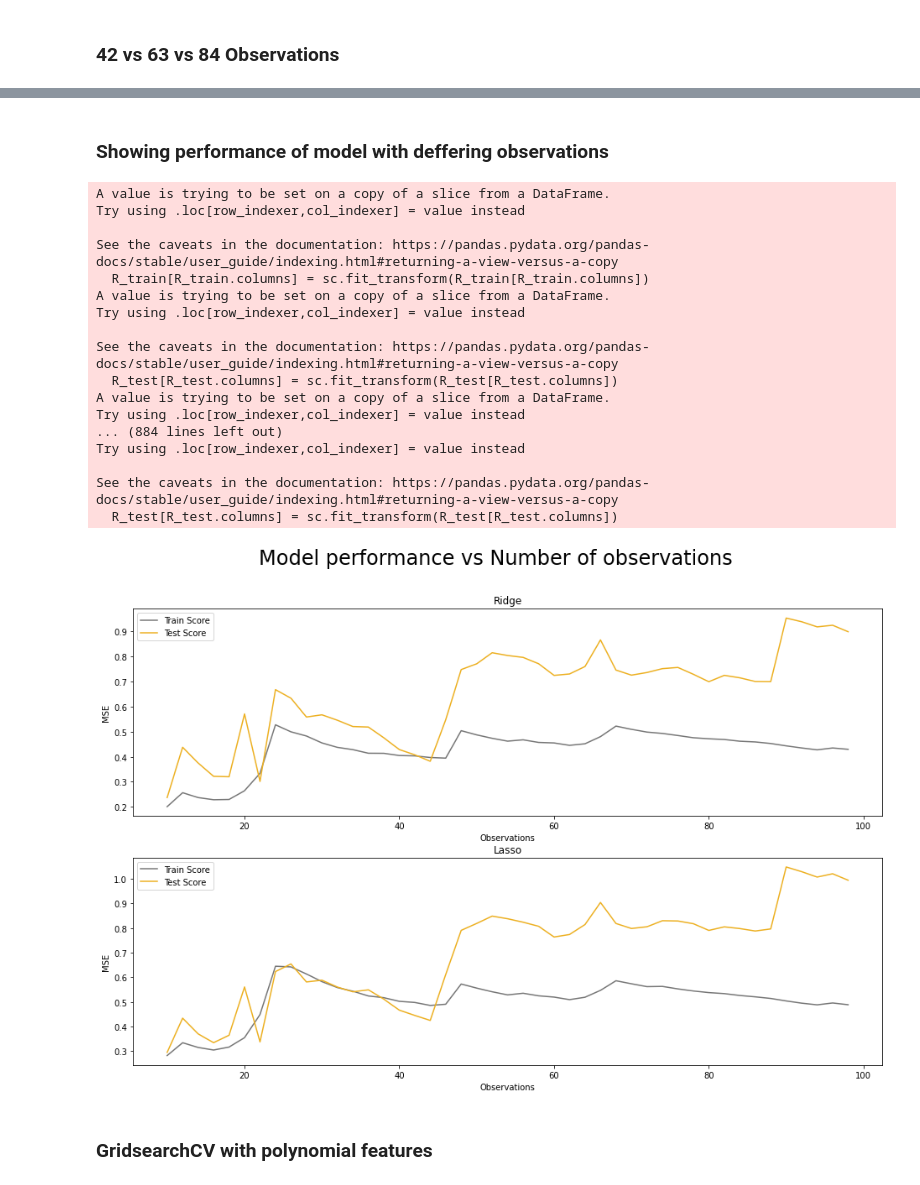
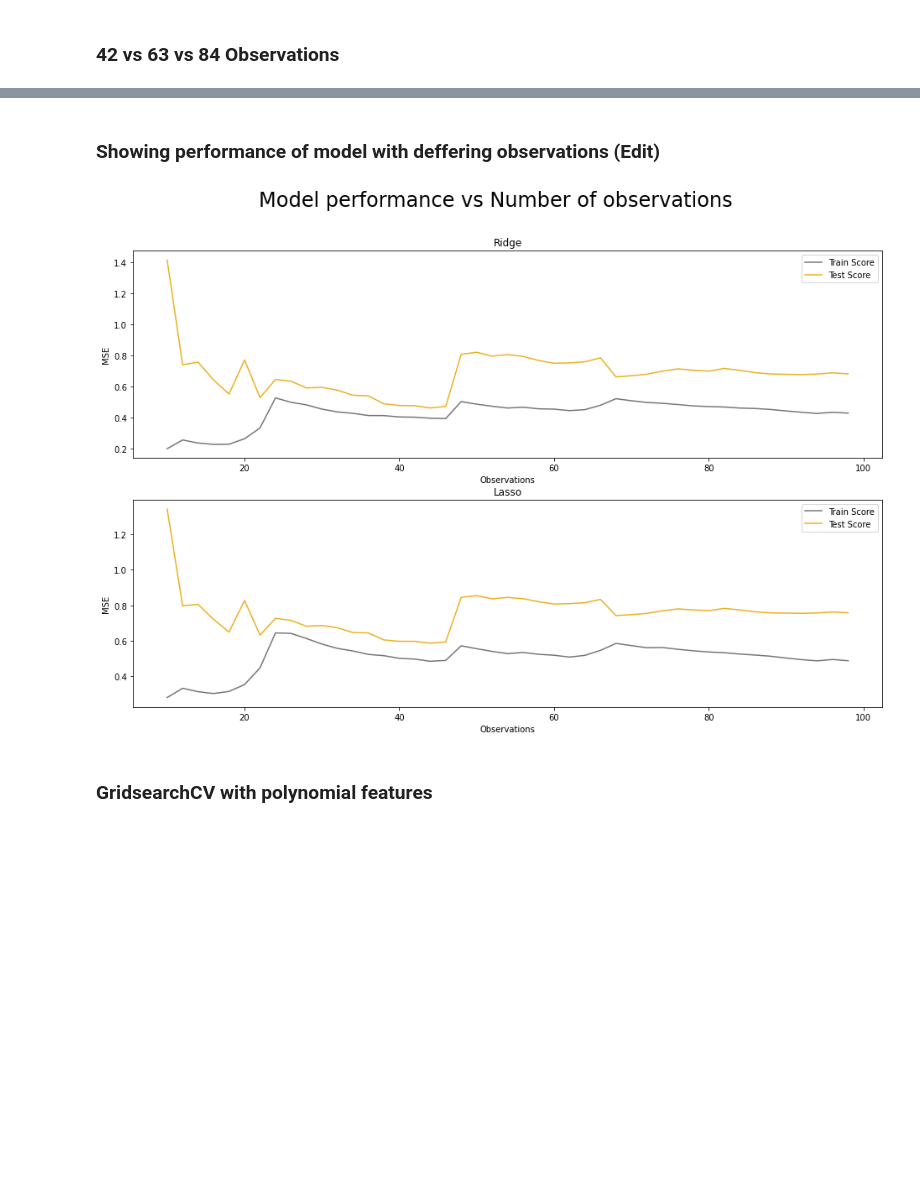
Before and after one commit to Sean-Chaos/DBA-3803-Project, a Jupyter notebook: DBA 3803 Group Project (Working copy).ipynb, the cells around one changed output, grey strips where cells are left out. Saved outputs shown, nothing was run; the diff lists cells and outputs as text; code cells hidden in the pictures; blank space fills up the shorter version.

```diff
--- a/DBA 3803 Group Project (Working copy).ipynb
+++ b/DBA 3803 Group Project (Working copy).ipynb
@@ -684,8 +665,9 @@ for test in testing:
 
     R_train = q2_temp.iloc[date_i-no_obj:date_i,:]
 
+    R_train = R_train.copy()
     sc = StandardScaler(with_std = False)
-    R_train[R_train.columns] = sc.fit_transform(R_train[R_train.columns])
+    R_train.loc[:,R_train.columns] = sc.fit_transform(R_train.loc[:,R_train.columns])
 
 
     # Selecting the test set (dates after the 1 day in 2022)
@@ -695,8 +677,9 @@ for test in testing:
 
     R_test = q2_temp.iloc[date_i:date_i+no_obj,:]
 
+    R_test = R_test.copy()
     sc = StandardScaler(with_std = False)
-    R_test[R_test.columns] = sc.fit_transform(R_test[R_test.columns])
+    R_test.loc[:,R_test.columns] = sc.fit_transform(R_test.loc[:,R_test.columns])
 
     '''
     print(f'Training set shape: {R_train.shape}')
@@ -802,8 +768,10 @@ for test in testing:
 
     R_train = q2_temp.iloc[date_i-no_obj:date_i,:]
 
+    R_train = R_train.copy()
     sc = StandardScaler(with_std = False)
-    R_train[R_train.columns] = sc.fit_transform(R_train[R_train.columns])
+    R_train.loc[:,R_train.columns] = sc.fit_transform(R_train.loc[:,R_train.columns])
+
 
 
     # Selecting the test set (dates after the 1 day in 2022)
@@ -813,8 +781,9 @@ for test in testing:
 
     R_test = q2_temp.iloc[date_i:date_i+no_obj,:]
 
+    R_test = R_test.copy()
     sc = StandardScaler(with_std = False)
-    R_test[R_test.columns] = sc.fit_transform(R_test[R_test.columns])
+    R_test.loc[:,R_test.columns] = sc.fit_transform(R_test.loc[:,R_test.columns])
 
     '''
     print(f'Training set shape: {R_train.shape}')
@@ -852,7 +821,7 @@ for test in testing:
     test_mse_all = []
 
     for cur_alpha in alpha_vec:
-        lasso = Lasso(cur_alpha)
+        lasso = Lasso(cur_alpha, tol=1e-1)
         lasso.fit(X_train, y_train)
 
         # Training
@@ -925,8 +877,9 @@ for obv in observations:
 
     R_train = q3_temp.iloc[date_i-no_obj:date_i,:]
 
+    R_train = R_train.copy()
     sc = StandardScaler(with_std = False)
-    R_train[R_train.columns] = sc.fit_transform(R_train[R_train.columns])
+    R_train.loc[:,R_train.columns] = sc.fit_transform(R_train.loc[:,R_train.columns])
 
 
     # Selecting the test set (dates after the 1 day in 2022)
@@ -936,8 +889,10 @@ for obv in observations:
 
     R_test = q3_temp.iloc[date_i:date_i+no_obj,:]
 
+    R_test = R_test.copy()
     sc = StandardScaler(with_std = False)
-    R_test[R_test.columns] = sc.fit_transform(R_test[R_test.columns])
+    R_test.loc[:,R_test.columns] = sc.fit_transform(R_test.loc[:,R_test.columns])
+
 
     '''
     print(f'Training set shape: {R_train.shape}')
@@ -1043,6 +981,7 @@ for obv in observations:
 
     R_train = q3_temp.iloc[date_i-no_obj:date_i,:]
 
+    R_train = R_train.copy()
     sc = StandardScaler(with_std = False)
     R_train[R_train.columns] = sc.fit_transform(R_train[R_train.columns])
 
@@ -1054,6 +993,7 @@ for obv in observations:
 
     R_test = q3_temp.iloc[date_i:date_i+no_obj,:]
 
+    R_test = R_test.copy()
     sc = StandardScaler(with_std = False)
     R_test[R_test.columns] = sc.fit_transform(R_test[R_test.columns])
 
@@ -1139,6 +1062,6 @@ See the caveats in the documentation: https://pandas.pydata.org/pandas-docs/stab
 [figure]
 # %% [markdown]
-### Showing performance of model with deffering observations
+### Showing performance of model with deffering observations (Edit)
 # %%
 ind_6 = ['Trans', 'Hshld', 'Guns', 'LabEq', 'Fin', 'Hlth']
 ind_24 = ['Drugs', 'LabEq', 'Clths', 'Aero', 'RlEst', 'Mach', 'Beer', 'Hshld', 'Insur',
@@ -1169,19 +1092,21 @@ for reg in regressions:
 
         R_train = q3_temp.iloc[date_i-no_obj:date_i,:]
 
+        R_train = R_train.copy()
         sc = StandardScaler(with_std = False)
-        R_train[R_train.columns] = sc.fit_transform(R_train[R_train.columns])
+        R_train.loc[:,R_train.columns] = sc.fit_transform(R_train.loc[:,R_train.columns])
 
 
         # Selecting the test set (dates after the 1 day in 2022)
         date = '2022-01-03'
-        no_obj = int(obv / .7 * .3)
+        no_obj = int(63 / .7 * .3)
         date_i = df[df['Date'] == date].index[0]
 
         R_test = q3_temp.iloc[date_i:date_i+no_obj,:]
 
+        R_test = R_test.copy()
         sc = StandardScaler(with_std = False)
-        R_test[R_test.columns] = sc.fit_transform(R_test[R_test.columns])
+        R_test.loc[:,R_test.columns] = sc.fit_transform(R_test.loc[:,R_test.columns])
 
         '''
         print(f'Training set shape: {R_train.shape}')
@@ -1228,51 +1153,34 @@ for reg in regressions:
             train_r2_all.append(regularisation.score(X_train, y_train))
             train_mse_all.append(mean_squared_error(y_train, regularisation.predict(X_train)))
             coeff_dict_all[cur_alpha] = regularisation.coef_
 
             # Test
             test_r2_all.append(regularisation.score(X_test, y_test))
             test_mse_all.append(mean_squared_error(y_test, regularisation.predict(X_test)))
 
         plotting_train_mse.append(np.mean(train_mse_all))
         plotting_test_mse.append(np.mean(test_mse_all))
 
     #------------------------------------------------------------------------------------------------
     # Plotting
     fig = sns.lineplot(y = plotting_train_mse, x = observations,
                        label = "Train Score", color='#767676', ax = axs[counter])
     fig = sns.lineplot(y = plotting_test_mse, x = observations,
                        label = "Test Score", color='#edb021', ax = axs[counter])
     counter += 1
 
 #--------------------------------------------------------------------------------------------------
 # Graph
 axs[0].title.set_text('Ridge')
 axs[1].title.set_text('Lasso')
 axs[0].set(xlabel='Observations', ylabel='MSE')
 axs[1].set(xlabel='Observations', ylabel='MSE')
 
 
 plt.suptitle('Model performance vs Number of observations', fontsize = 24)
 plt.show()
 # %% [output]
-A value is trying to be set on a copy of a slice from a DataFrame.
-Try using .loc[row_indexer,col_indexer] = value instead
-
-See the caveats in the documentation: https://pandas.pydata.org/pandas-docs/stable/user_guide/indexing.html#returning-a-view-versus-a-copy
-  R_train[R_train.columns] = sc.fit_transform(R_train[R_train.columns])
-A value is trying to be set on a copy of a slice from a DataFrame.
-Try using .loc[row_indexer,col_indexer] = value instead
-
-See the caveats in the documentation: https://pandas.pydata.org/pandas-docs/stable/user_guide/indexing.html#returning-a-view-versus-a-copy
-  R_test[R_test.columns] = sc.fit_transform(R_test[R_test.columns])
-A value is trying to be set on a copy of a slice from a DataFrame.
-Try using .loc[row_indexer,col_indexer] = value instead
-... (884 lines left out)
-Try using .loc[row_indexer,col_indexer] = value instead
-
-See the caveats in the documentation: https://pandas.pydata.org/pandas-docs/stable/user_guide/indexing.html#returning-a-view-versus-a-copy
-  R_test[R_test.columns] = sc.fit_transform(R_test[R_test.columns])
-[figure, old version]
+[figure, new version]
 # %% [markdown]
 ### GridsearchCV with polynomial features
 # %%
```
Also changed, not shown: parts of 13 cells of this notebook.
